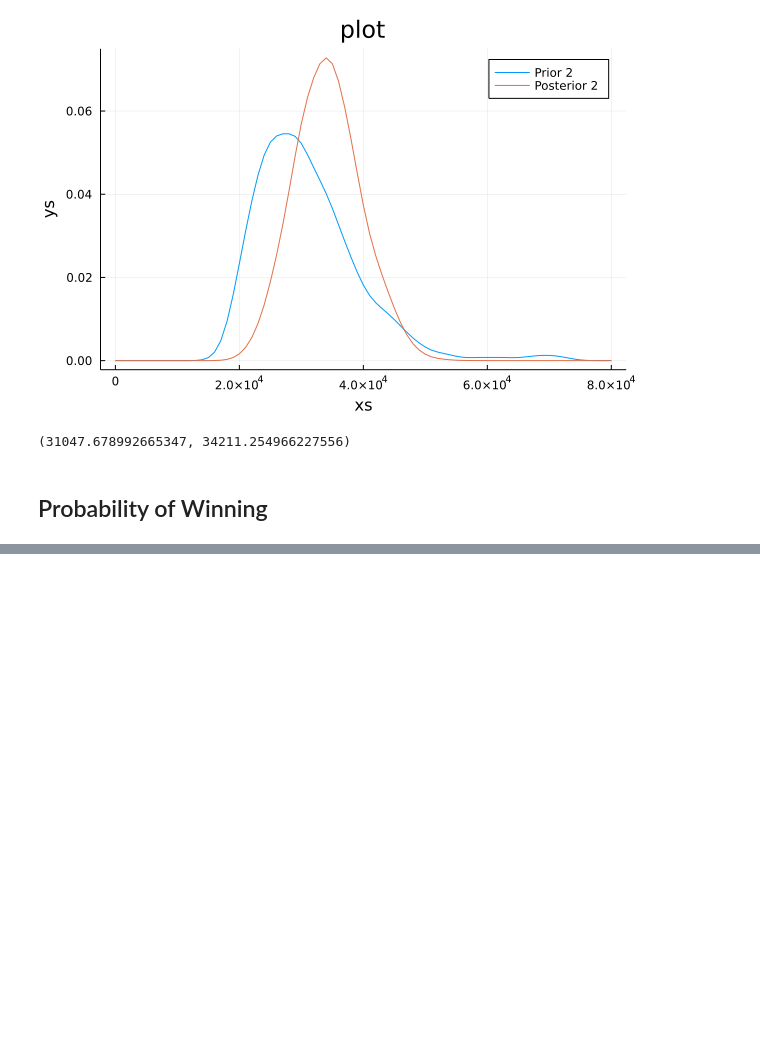
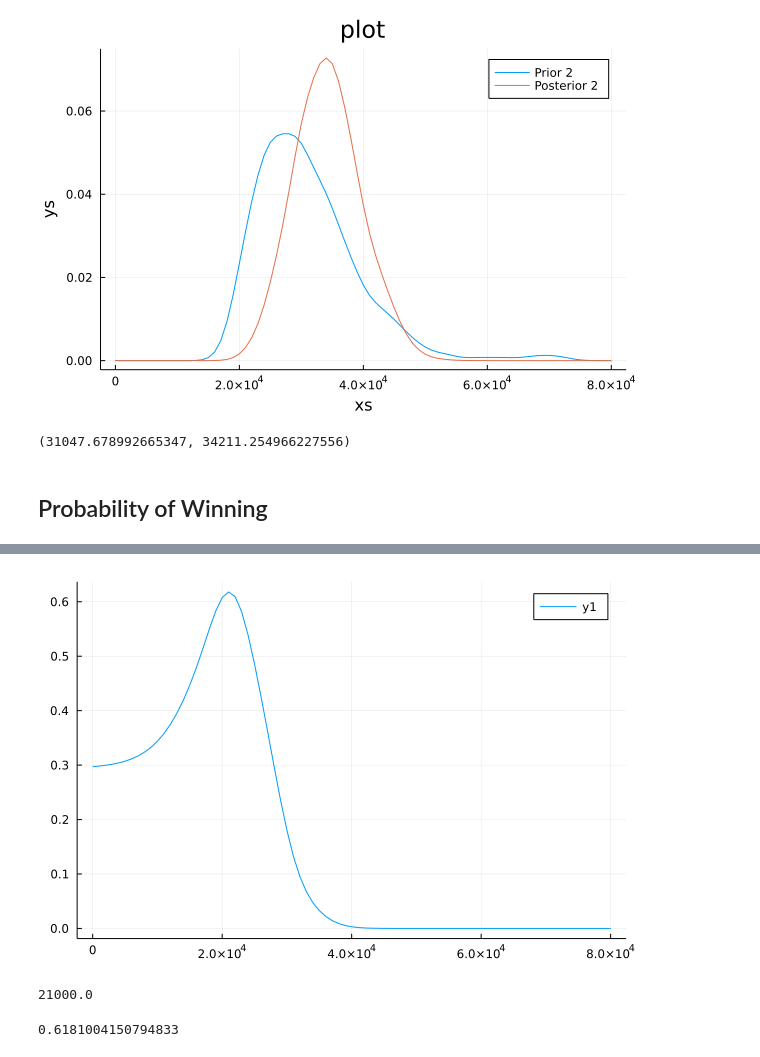
Before and after one commit to bwanab/ThinkBayes.jl, a Jupyter notebook: notebooks/think_bayes_in_julia_chapter_9.ipynb, the cells around one changed output, grey strips where cells are left out. Saved outputs shown, nothing was run; the diff lists cells and outputs as text; code cells hidden in the pictures; blank space fills up the shorter version.

```diff
--- a/notebooks/think_bayes_in_julia_chapter_9.ipynb
+++ b/notebooks/think_bayes_in_julia_chapter_9.ipynb
@@ -144,0 +211,15 @@ mean(prior2), mean(posterior2)
+# %%
+bids = values(posterior1)
+probs_win = [total_prob_win(bid, posterior1, sample_diff2) for bid in bids]
+plot(bids, probs_win)
+# %% [output]
+[figure, added]
+# %%
+(prob, idx) = findmax(probs_win)
+bids[idx]
+# %% [output]
+21000.0
+# %%
+prob
+# %% [output]
+0.6181004150794833
```
Also changed, not shown: parts of 50 cells of this notebook, 1 other file.
